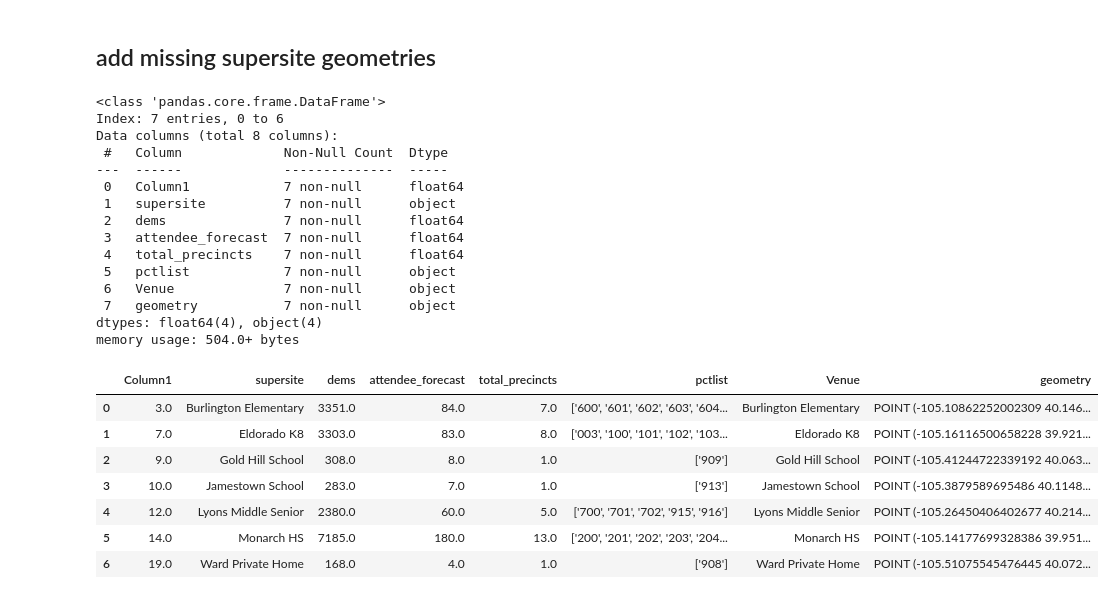
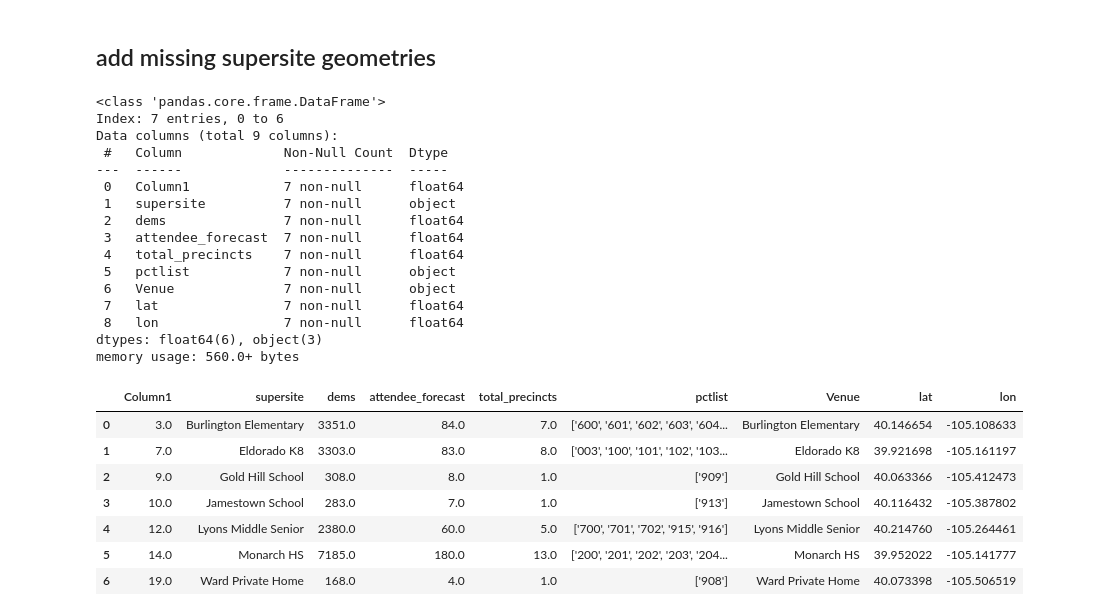
Before and after one commit to bnorikane/supersiteDB, a Jupyter notebook: supersite_locations_etl.ipynb, the cells around one changed output. Cells and saved outputs as stored; diff of their text form; code cells hidden in the pictures.

```diff
--- a/supersite_locations_etl.ipynb
+++ b/supersite_locations_etl.ipynb
@@ -170,32 +185,33 @@ ss_locations.to_excel('data/ss_locations.xlsx')
 ## add missing supersite geometries
 # %%
 # get geometry for 2024 Supersites that are missing in ssall
-ssnew2024 = pd.read_excel('data/ss_locations_missing.xlsx', sheet_name='missingVenues', skiprows=0  ).dropna()
-# ssnew2024 = pd.read_excel('data/ss_locations.xlsx')
+ssmissing = pd.read_excel('data/ss_locations_missing.xlsx', sheet_name='missingVenues', skiprows=0,  ).dropna()
 
-ssnew2024.info()
-ssnew2024
+
+ssmissing.info()
+ssmissing
 # %% [output]
 <class 'pandas.core.frame.DataFrame'>
 Index: 7 entries, 0 to 6
-Data columns (total 8 columns):
+Data columns (total 9 columns):
  #   Column             Non-Null Count  Dtype
 ---  ------             --------------  -----
  0   Column1            7 non-null      float64
  1   supersite          7 non-null      object
  2   dems               7 non-null      float64
  3   attendee_forecast  7 non-null      float64
  4   total_precincts    7 non-null      float64
  5   pctlist            7 non-null      object
  6   Venue              7 non-null      object
- 7   geometry           7 non-null      object
-dtypes: float64(4), object(4)
-memory usage: 504.0+ bytes
+ 7   lat                7 non-null      float64
+ 8   lon                7 non-null      float64
+dtypes: float64(6), object(3)
+memory usage: 560.0+ bytes
-|  | Column1 | supersite | dems | attendee_forecast | total_precincts | pctlist | Venue | geometry |
-| 0 | 3.0 | Burlington Elementary | 3351.0 | 84.0 | 7.0 | ['600', '601', '602', '603', '604... | Burlington Elementary | POINT (-105.10862252002309 40.146... |
-| 1 | 7.0 | Eldorado K8 | 3303.0 | 83.0 | 8.0 | ['003', '100', '101', '102', '103... | Eldorado K8 | POINT (-105.16116500658228 39.921... |
-| 2 | 9.0 | Gold Hill School | 308.0 | 8.0 | 1.0 | ['909'] | Gold Hill School | POINT (-105.41244722339192 40.063... |
-| 3 | 10.0 | Jamestown School | 283.0 | 7.0 | 1.0 | ['913'] | Jamestown School | POINT (-105.3879589695486 40.1148... |
-| 4 | 12.0 | Lyons Middle Senior | 2380.0 | 60.0 | 5.0 | ['700', '701', '702', '915', '916'] | Lyons Middle Senior | POINT (-105.26450406402677 40.214... |
-| 5 | 14.0 | Monarch HS | 7185.0 | 180.0 | 13.0 | ['200', '201', '202', '203', '204... | Monarch HS | POINT (-105.14177699328386 39.951... |
-| 6 | 19.0 | Ward Private Home | 168.0 | 4.0 | 1.0 | ['908'] | Ward Private Home | POINT (-105.51075545476445 40.072... |
+|  | Column1 | supersite | dems | attendee_forecast | total_precincts | pctlist | Venue | lat | lon |
+| 0 | 3.0 | Burlington Elementary | 3351.0 | 84.0 | 7.0 | ['600', '601', '602', '603', '604... | Burlington Elementary | 40.146654 | -105.108633 |
+| 1 | 7.0 | Eldorado K8 | 3303.0 | 83.0 | 8.0 | ['003', '100', '101', '102', '103... | Eldorado K8 | 39.921698 | -105.161197 |
+| 2 | 9.0 | Gold Hill School | 308.0 | 8.0 | 1.0 | ['909'] | Gold Hill School | 40.063366 | -105.412473 |
+| 3 | 10.0 | Jamestown School | 283.0 | 7.0 | 1.0 | ['913'] | Jamestown School | 40.116432 | -105.387802 |
+| 4 | 12.0 | Lyons Middle Senior | 2380.0 | 60.0 | 5.0 | ['700', '701', '702', '915', '916'] | Lyons Middle Senior | 40.214760 | -105.264461 |
+| 5 | 14.0 | Monarch HS | 7185.0 | 180.0 | 13.0 | ['200', '201', '202', '203', '204... | Monarch HS | 39.952022 | -105.141777 |
+| 6 | 19.0 | Ward Private Home | 168.0 | 4.0 | 1.0 | ['908'] | Ward Private Home | 40.073398 | -105.506519 |
```
Also changed, not shown: parts of 12 cells of this notebook, 1 other file.
